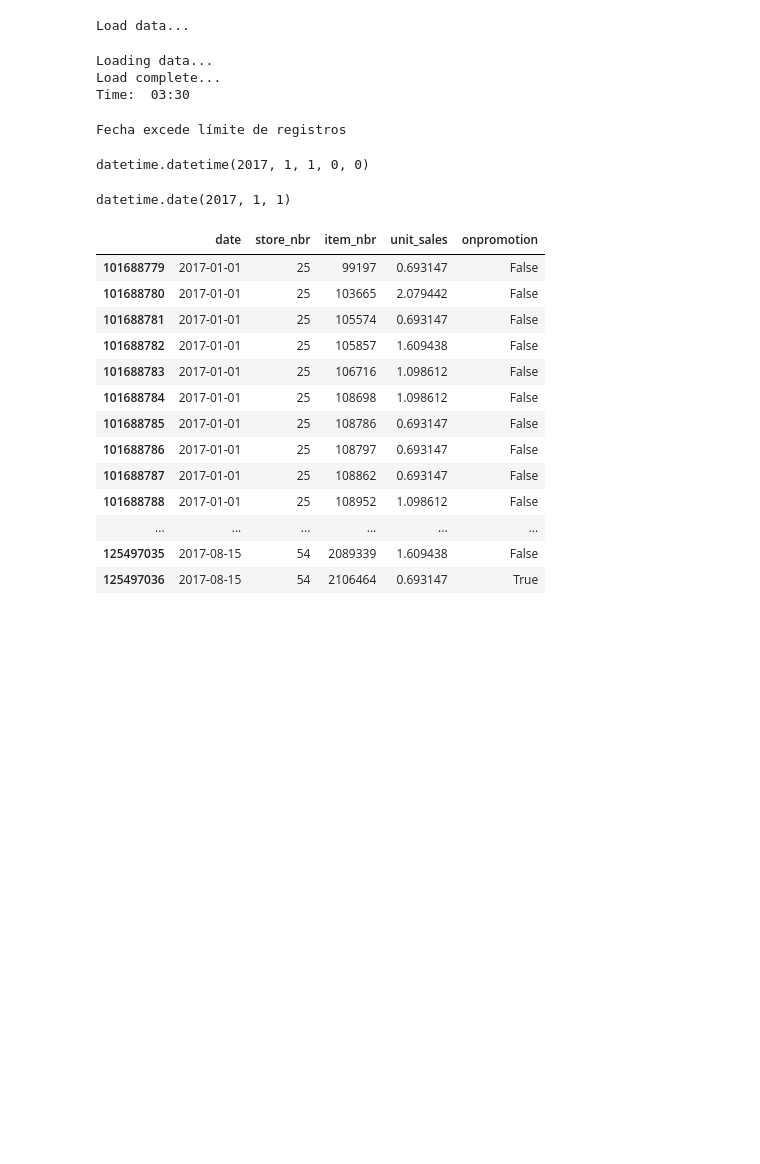
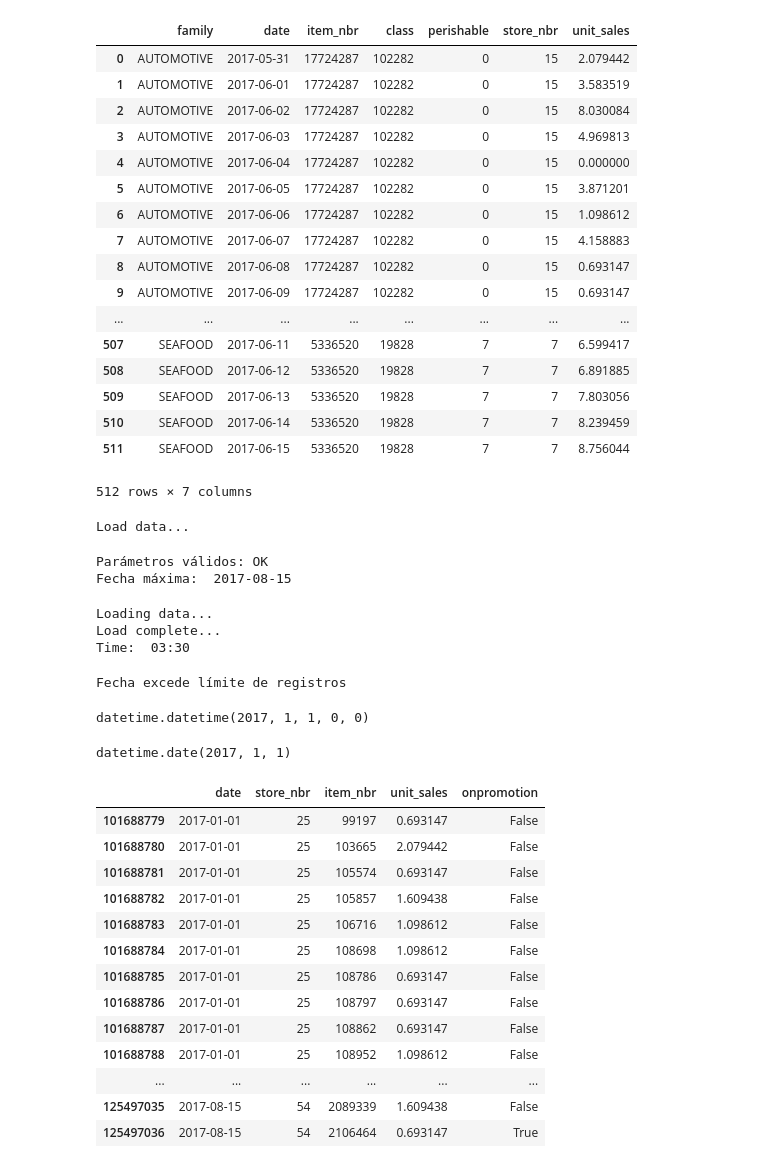
Before and after one commit to ambigus9/favorita-grocery-sales-forecasting, a Jupyter notebook: Favorita Grocery Sales Analytics.ipynb, the cells around one changed output. Saved outputs shown, nothing was run; the diff lists cells and outputs as text; code cells hidden in the pictures; blank space fills up the shorter version.

```diff
--- a/Favorita Grocery Sales Analytics.ipynb
+++ b/Favorita Grocery Sales Analytics.ipynb
@@ -0,0 +1,28 @@
+# %%
+import pandas as pd
+import plotly.plotly as py
+import plotly.graph_objs as go
+
+sample_data = pd.read_csv("data/y_train_2017-05-31.csv")
+
+def graficar_resultados(df,var1,var2,var3,colorscale,title):
+
+    trace = go.Heatmap(z=df.loc[:,var3],
+                       x=df.loc[:,var1],
+                       y=df.loc[:,var2],
+                       #zmax=max_value,
+                       #zmin=min_value,
+                       colorscale = colorscale)
+    data=[trace]
+
+    layout = go.Layout(
+        title=title,
+        xaxis=dict(title=var1, titlefont=dict(size=18)),
+        yaxis=dict(title=var2, titlefont=dict(size=18))
+    )
+
+    fig = go.Figure(data=data, layout=layout)
+
+    return py.iplot(fig,filename=title)
+# %%
+sample = sample_data.set_index(["store_nbr","item_nbr"]).stack().reset_index().rename(columns={"level_2":"date", 0:"unit_sales"})
@@ -0,0 +70,3 @@
+# %%
+items = pd.read_csv("data/items.csv")
+items
@@ -0,0 +92,3 @@
+# %%
+df4 = pd.merge(items,sample[sample["store_nbr"]==1])
+graficar_resultados(df4.groupby(["family","date"]).sum().reset_index(),"date","family","unit_sales","Viridis","Unit Sales per Item Number at Store Number 1")
@@ -0,0 +97,21 @@
+# %%
+df4.groupby(["family","date"]).sum().reset_index()
+# %% [output]
+|  | family | date | item_nbr | class | perishable | store_nbr | unit_sales |
+| 0 | AUTOMOTIVE | 2017-05-31 | 17724287 | 102282 | 0 | 15 | 2.079442 |
+| 1 | AUTOMOTIVE | 2017-06-01 | 17724287 | 102282 | 0 | 15 | 3.583519 |
+| 2 | AUTOMOTIVE | 2017-06-02 | 17724287 | 102282 | 0 | 15 | 8.030084 |
+| 3 | AUTOMOTIVE | 2017-06-03 | 17724287 | 102282 | 0 | 15 | 4.969813 |
+| 4 | AUTOMOTIVE | 2017-06-04 | 17724287 | 102282 | 0 | 15 | 0.000000 |
+| 5 | AUTOMOTIVE | 2017-06-05 | 17724287 | 102282 | 0 | 15 | 3.871201 |
+| 6 | AUTOMOTIVE | 2017-06-06 | 17724287 | 102282 | 0 | 15 | 1.098612 |
+| 7 | AUTOMOTIVE | 2017-06-07 | 17724287 | 102282 | 0 | 15 | 4.158883 |
+| 8 | AUTOMOTIVE | 2017-06-08 | 17724287 | 102282 | 0 | 15 | 0.693147 |
+| 9 | AUTOMOTIVE | 2017-06-09 | 17724287 | 102282 | 0 | 15 | 0.693147 |
+| ... | ... | ... | ... | ... | ... | ... | ... |
+| 507 | SEAFOOD | 2017-06-11 | 5336520 | 19828 | 7 | 7 | 6.599417 |
+| 508 | SEAFOOD | 2017-06-12 | 5336520 | 19828 | 7 | 7 | 6.891885 |
+| 509 | SEAFOOD | 2017-06-13 | 5336520 | 19828 | 7 | 7 | 7.803056 |
+| 510 | SEAFOOD | 2017-06-14 | 5336520 | 19828 | 7 | 7 | 8.239459 |
+| 511 | SEAFOOD | 2017-06-15 | 5336520 | 19828 | 7 | 7 | 8.756044 |
+512 rows × 7 columns
@@ -9,6 +128,23 @@ df_train = pd.read_csv("data/train.csv", dtype=dtypes, parse_dates=["date"], low
 df_test = pd.read_csv("data/test.csv", usecols=[0, 1, 2, 3, 4], dtype={'onpromotion': bool}, parse_dates=["date"] )
 # %% [output]
 Load data...
+# %%
+from datetime import date, timedelta
+
+look_back = 11 # Definimos la Ventana Temporal
+days_to_predict = 16 # Dias que se quieren predecir
+base_date  = date(2017, 5, 30) # Fecha base para entrenar el modelo
+eval_date  = date(2017, 7, 26) # Fecha para evaluar el rendimiento
+last_date  = date(2017, 8, 16) # Última fecha disponible
+
+y_records = []
+
+if (base_date + timedelta(days=7 * look_back) < last_date):
+    print("Parámetros válidos: OK")
+    print("Fecha máxima: ", base_date + timedelta(days=7 * look_back))
+# %% [output]
+Parámetros válidos: OK
+Fecha máxima:  2017-08-15
 # %%
 from datetime import date, timedelta
 import pandas as pd
```
Also changed, not shown: parts of 10 cells of this notebook, 4 other files.
